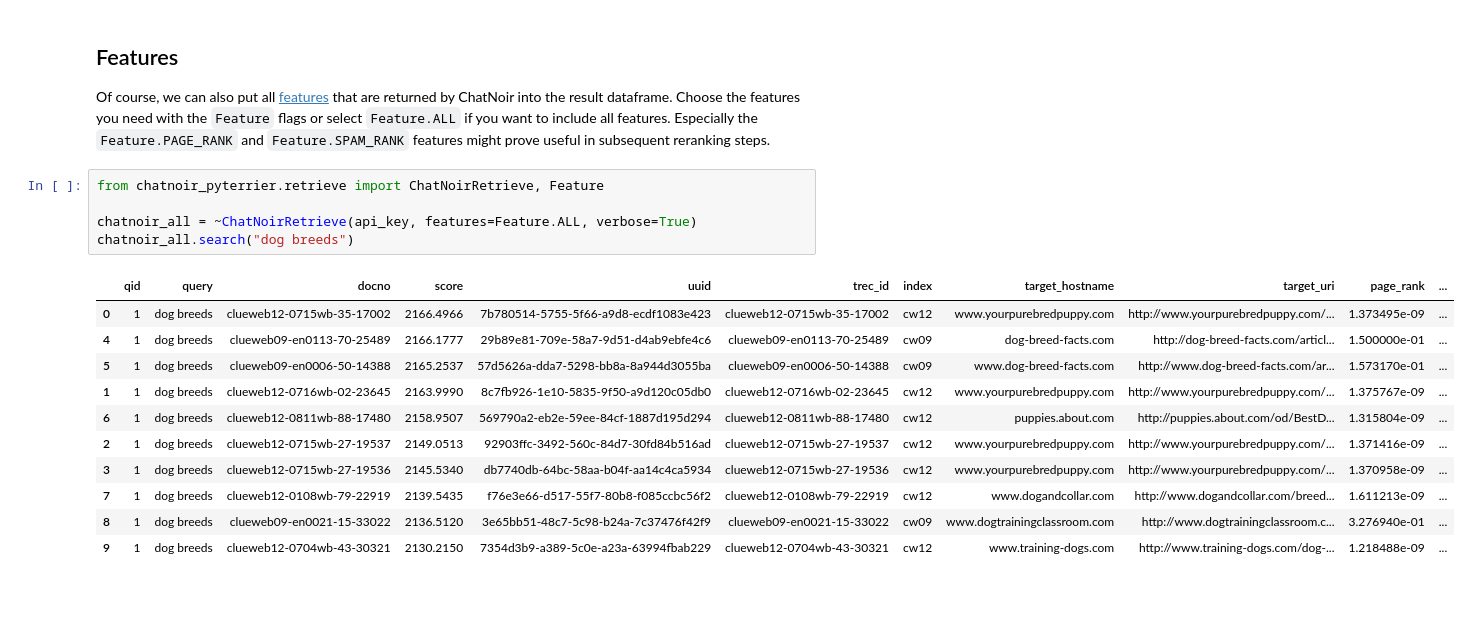
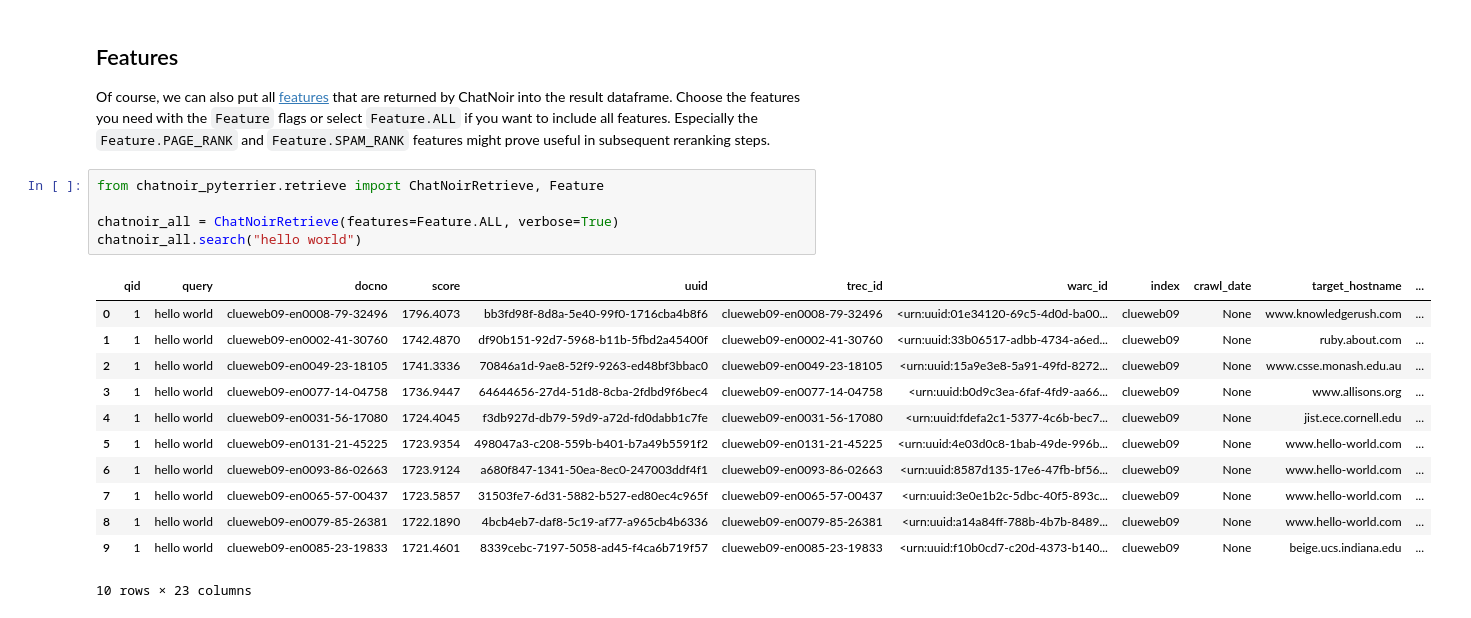
Before and after one commit to chatnoir-eu/chatnoir-pyterrier, a Jupyter notebook: examples/search.ipynb, the cells around one changed output. Saved outputs shown, nothing was run; the diff lists cells and outputs as text.

```diff
--- a/examples/search.ipynb
+++ b/examples/search.ipynb
@@ -126,17 +114,18 @@ Especially the `Feature.PAGE_RANK` and `Feature.SPAM_RANK` features might prove
 # %%
 from chatnoir_pyterrier.retrieve import ChatNoirRetrieve, Feature
 
-chatnoir_all = ~ChatNoirRetrieve(api_key, features=Feature.ALL, verbose=True)
-chatnoir_all.search("dog breeds")
+chatnoir_all = ChatNoirRetrieve(features=Feature.ALL, verbose=True)
+chatnoir_all.search("hello world")
 # %% [output]
-|  | qid | query | docno | score | uuid | trec_id | index | target_hostname | target_uri | page_rank | ... |
-| 0 | 1 | dog breeds | clueweb12-0715wb-35-17002 | 2166.4966 | 7b780514-5755-5f66-a9d8-ecdf1083e423 | clueweb12-0715wb-35-17002 | cw12 | www.yourpurebredpuppy.com | http://www.yourpurebredpuppy.com/... | 1.373495e-09 | ... |
-| 4 | 1 | dog breeds | clueweb09-en0113-70-25489 | 2166.1777 | 29b89e81-709e-58a7-9d51-d4ab9ebfe4c6 | clueweb09-en0113-70-25489 | cw09 | dog-breed-facts.com | http://dog-breed-facts.com/articl... | 1.500000e-01 | ... |
-| 5 | 1 | dog breeds | clueweb09-en0006-50-14388 | 2165.2537 | 57d5626a-dda7-5298-bb8a-8a944d3055ba | clueweb09-en0006-50-14388 | cw09 | www.dog-breed-facts.com | http://www.dog-breed-facts.com/ar... | 1.573170e-01 | ... |
-| 1 | 1 | dog breeds | clueweb12-0716wb-02-23645 | 2163.9990 | 8c7fb926-1e10-5835-9f50-a9d120c05db0 | clueweb12-0716wb-02-23645 | cw12 | www.yourpurebredpuppy.com | http://www.yourpurebredpuppy.com/... | 1.375767e-09 | ... |
-| 6 | 1 | dog breeds | clueweb12-0811wb-88-17480 | 2158.9507 | 569790a2-eb2e-59ee-84cf-1887d195d294 | clueweb12-0811wb-88-17480 | cw12 | puppies.about.com | http://puppies.about.com/od/BestD... | 1.315804e-09 | ... |
-| 2 | 1 | dog breeds | clueweb12-0715wb-27-19537 | 2149.0513 | 92903ffc-3492-560c-84d7-30fd84b516ad | clueweb12-0715wb-27-19537 | cw12 | www.yourpurebredpuppy.com | http://www.yourpurebredpuppy.com/... | 1.371416e-09 | ... |
-| 3 | 1 | dog breeds | clueweb12-0715wb-27-19536 | 2145.5340 | db7740db-64bc-58aa-b04f-aa14c4ca5934 | clueweb12-0715wb-27-19536 | cw12 | www.yourpurebredpuppy.com | http://www.yourpurebredpuppy.com/... | 1.370958e-09 | ... |
-| 7 | 1 | dog breeds | clueweb12-0108wb-79-22919 | 2139.5435 | f76e3e66-d517-55f7-80b8-f085ccbc56f2 | clueweb12-0108wb-79-22919 | cw12 | www.dogandcollar.com | http://www.dogandcollar.com/breed... | 1.611213e-09 | ... |
-| 8 | 1 | dog breeds | clueweb09-en0021-15-33022 | 2136.5120 | 3e65bb51-48c7-5c98-b24a-7c37476f42f9 | clueweb09-en0021-15-33022 | cw09 | www.dogtrainingclassroom.com | http://www.dogtrainingclassroom.c... | 3.276940e-01 | ... |
-| 9 | 1 | dog breeds | clueweb12-0704wb-43-30321 | 2130.2150 | 7354d3b9-a389-5c0e-a23a-63994fbab229 | clueweb12-0704wb-43-30321 | cw12 | www.training-dogs.com | http://www.training-dogs.com/dog-... | 1.218488e-09 | ... |
+|  | qid | query | docno | score | uuid | trec_id | warc_id | index | crawl_date | target_hostname | ... |
+| 0 | 1 | hello world | clueweb09-en0008-79-32496 | 1796.4073 | bb3fd98f-8d8a-5e40-99f0-1716cba4b8f6 | clueweb09-en0008-79-32496 | <urn:uuid:01e34120-69c5-4d0d-ba00... | clueweb09 | None | www.knowledgerush.com | ... |
+| 1 | 1 | hello world | clueweb09-en0002-41-30760 | 1742.4870 | df90b151-92d7-5968-b11b-5fbd2a45400f | clueweb09-en0002-41-30760 | <urn:uuid:33b06517-adbb-4734-a6ed... | clueweb09 | None | ruby.about.com | ... |
+| 2 | 1 | hello world | clueweb09-en0049-23-18105 | 1741.3336 | 70846a1d-9ae8-52f9-9263-ed48bf3bbac0 | clueweb09-en0049-23-18105 | <urn:uuid:15a9e3e8-5a91-49fd-8272... | clueweb09 | None | www.csse.monash.edu.au | ... |
+| 3 | 1 | hello world | clueweb09-en0077-14-04758 | 1736.9447 | 64644656-27d4-51d8-8cba-2fdbd9f6bec4 | clueweb09-en0077-14-04758 | <urn:uuid:b0d9c3ea-6faf-4fd9-aa66... | clueweb09 | None | www.allisons.org | ... |
+| 4 | 1 | hello world | clueweb09-en0031-56-17080 | 1724.4045 | f3db927d-db79-59d9-a72d-fd0dabb1c7fe | clueweb09-en0031-56-17080 | <urn:uuid:fdefa2c1-5377-4c6b-bec7... | clueweb09 | None | jist.ece.cornell.edu | ... |
+| 5 | 1 | hello world | clueweb09-en0131-21-45225 | 1723.9354 | 498047a3-c208-559b-b401-b7a49b5591f2 | clueweb09-en0131-21-45225 | <urn:uuid:4e03d0c8-1bab-49de-996b... | clueweb09 | None | www.hello-world.com | ... |
+| 6 | 1 | hello world | clueweb09-en0093-86-02663 | 1723.9124 | a680f847-1341-50ea-8ec0-247003ddf4f1 | clueweb09-en0093-86-02663 | <urn:uuid:8587d135-17e6-47fb-bf56... | clueweb09 | None | www.hello-world.com | ... |
+| 7 | 1 | hello world | clueweb09-en0065-57-00437 | 1723.5857 | 31503fe7-6d31-5882-b527-ed80ec4c965f | clueweb09-en0065-57-00437 | <urn:uuid:3e0e1b2c-5dbc-40f5-893c... | clueweb09 | None | www.hello-world.com | ... |
+| 8 | 1 | hello world | clueweb09-en0079-85-26381 | 1722.1890 | 4bcb4eb7-daf8-5c19-af77-a965cb4b6336 | clueweb09-en0079-85-26381 | <urn:uuid:a14a84ff-788b-4b7b-8489... | clueweb09 | None | www.hello-world.com | ... |
+| 9 | 1 | hello world | clueweb09-en0085-23-19833 | 1721.4601 | 8339cebc-7197-5058-ad45-f4ca6b719f57 | clueweb09-en0085-23-19833 | <urn:uuid:f10b0cd7-c20d-4373-b140... | clueweb09 | None | beige.ucs.indiana.edu | ... |
+10 rows × 23 columns
```
Also changed, not shown: parts of 12 cells of this notebook.
